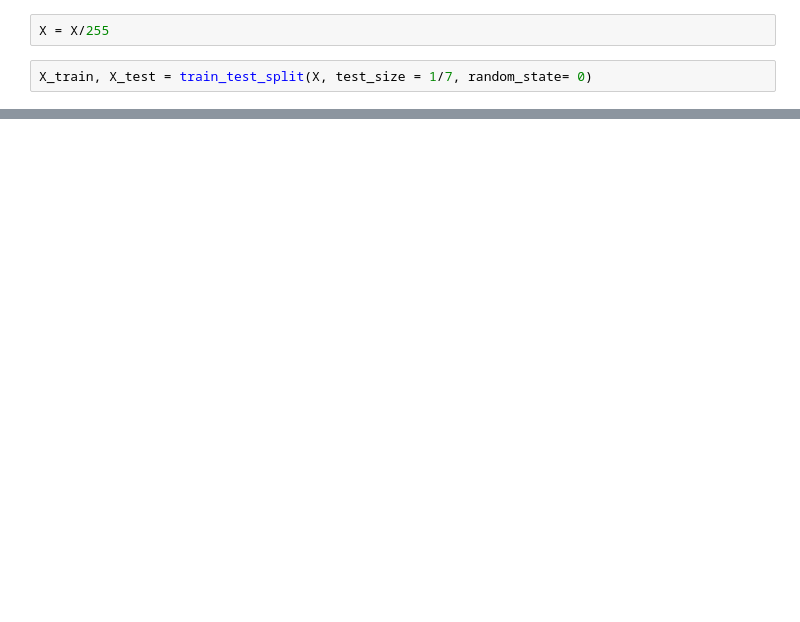
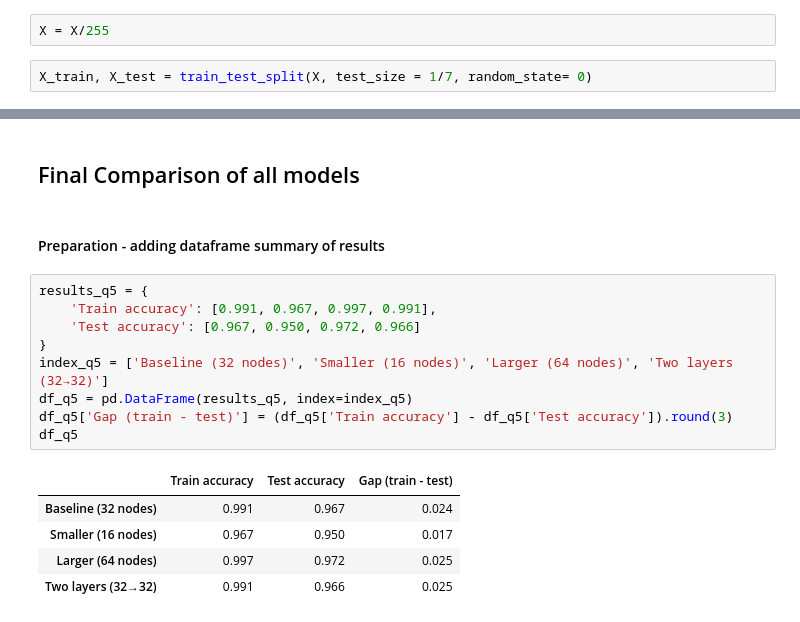
Before and after one commit to crozier-kimball/ML_Course, a Jupyter notebook: Assignments/Neural_networks.ipynb, the cells around one changed output, grey strips where cells are left out. Drawn from its saved outputs; the diff is of its cells as text; blank space fills up the shorter version.

```diff
--- a/Assignments/Neural_networks.ipynb
+++ b/Assignments/Neural_networks.ipynb
@@ -207,0 +439,19 @@ Epoch 20/20
+# %% [markdown]
+## Final Comparison of all models
+# %% [markdown]
+#### Preparation - adding dataframe summary of results
+# %%
+results_q5 = {
+    'Train accuracy': [0.991, 0.967, 0.997, 0.991],
+    'Test accuracy': [0.967, 0.950, 0.972, 0.966]
+}
+index_q5 = ['Baseline (32 nodes)', 'Smaller (16 nodes)', 'Larger (64 nodes)', 'Two layers (32→32)']
+df_q5 = pd.DataFrame(results_q5, index=index_q5)
+df_q5['Gap (train - test)'] = (df_q5['Train accuracy'] - df_q5['Test accuracy']).round(3)
+df_q5
+# %% [output]
+|  | Train accuracy | Test accuracy | Gap (train - test) |
+| Baseline (32 nodes) | 0.991 | 0.967 | 0.024 |
+| Smaller (16 nodes) | 0.967 | 0.950 | 0.017 |
+| Larger (64 nodes) | 0.997 | 0.972 | 0.025 |
+| Two layers (32→32) | 0.991 | 0.966 | 0.025 |
```
Also changed, not shown: parts of 63 cells of this notebook, 3 other files.
